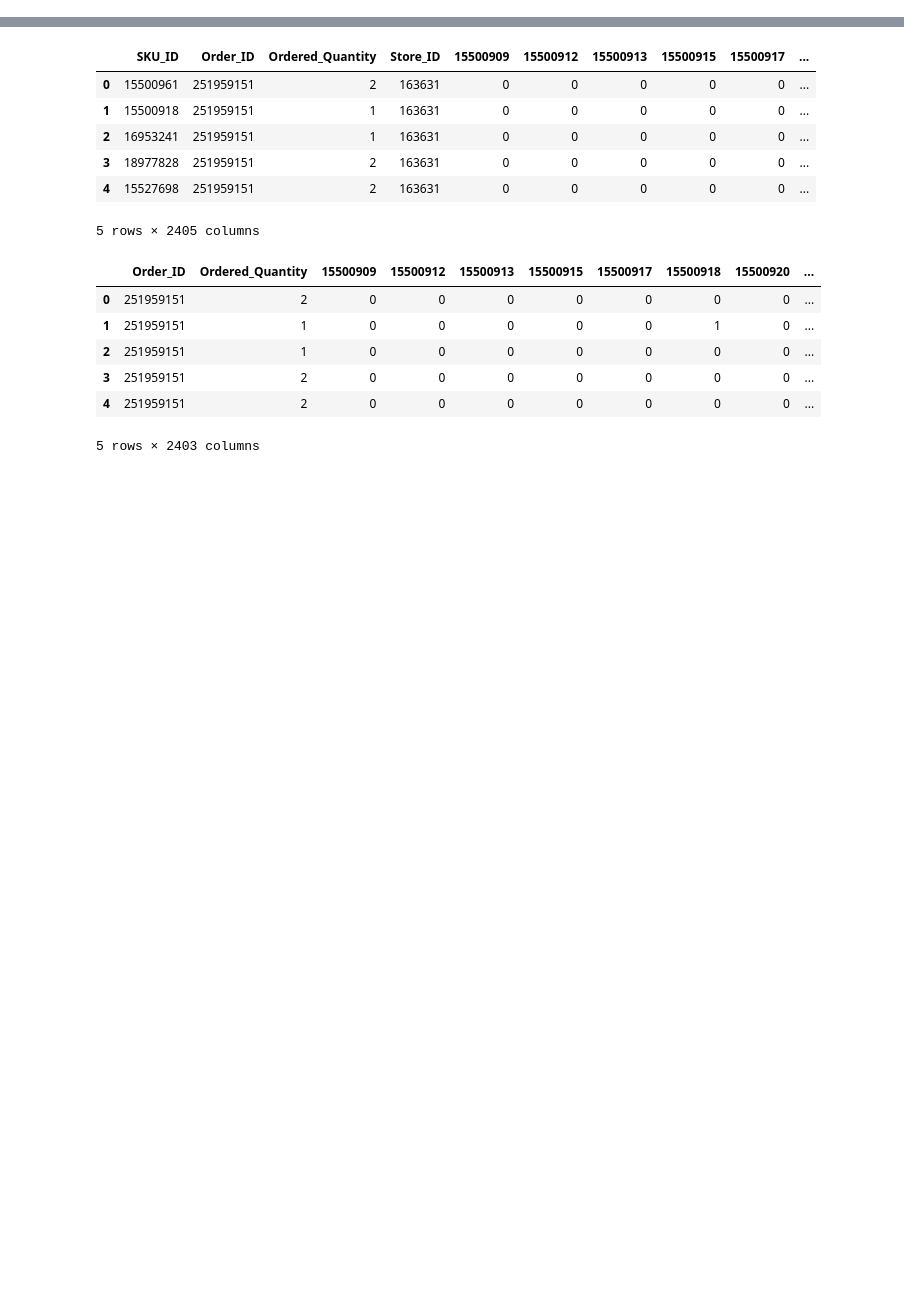
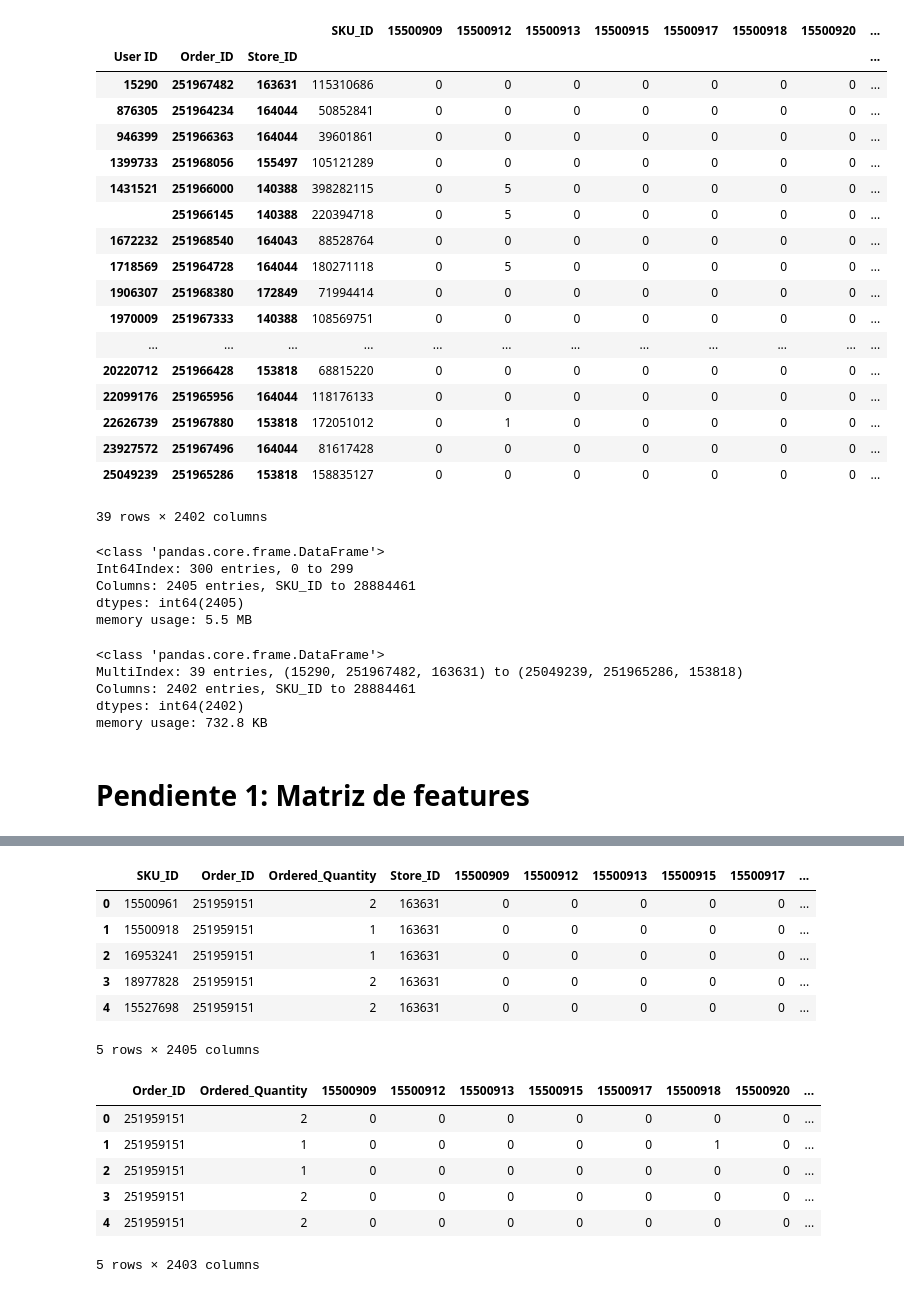
Before and after one commit to Properati-Analysis/-TP3, a Jupyter notebook: TP3.ipynb, the cells around one changed output, grey strips where cells are left out. Saved outputs shown, nothing was run; the diff lists cells and outputs as text; code cells hidden in the pictures; blank space fills up the shorter version.

```diff
--- a/TP3.ipynb
+++ b/TP3.ipynb
@@ -100,0 +123,2 @@ df_simple2 = df.join(dummies)
+# %%
+df_full_dummies_reducido = df_full_dummies[:1200]
@@ -100,0 +129,2 @@ df_simple2 = df.join(dummies)
+# %%
+test_multiply = df_full_dummies_reducido.iloc[:,6:].apply(lambda x: x*df_full_dummies_reducido["Ordered_Quantity"])
@@ -100,0 +146,2 @@ df_simple2 = df.join(dummies)
+# %%
+df_final_reducido = df_full_dummies_reducido.iloc[:300,:6].join(test_multiply)
@@ -100,0 +158,3 @@ df_simple2 = df.join(dummies)
+# %%
+df_final_reducido.drop(columns=["Ordered_Quantity","Confirmed Orders"],inplace=True)
+df_final_reducido.head()
@@ -100,0 +169,22 @@ df_simple2 = df.join(dummies)
+# %%
+df_final_reducido.groupby(["User ID",'Order_ID',"Store_ID"]).sum()
+# %% [output]
+|  |  |  | SKU_ID | 15500909 | 15500912 | 15500913 | 15500915 | 15500917 | 15500918 | 15500920 | ... |
+| User ID | Order_ID | Store_ID |  |  |  |  |  |  |  |  | ... |
+| 15290 | 251967482 | 163631 | 115310686 | 0 | 0 | 0 | 0 | 0 | 0 | 0 | ... |
+| 876305 | 251964234 | 164044 | 50852841 | 0 | 0 | 0 | 0 | 0 | 0 | 0 | ... |
+| 946399 | 251966363 | 164044 | 39601861 | 0 | 0 | 0 | 0 | 0 | 0 | 0 | ... |
+| 1399733 | 251968056 | 155497 | 105121289 | 0 | 0 | 0 | 0 | 0 | 0 | 0 | ... |
+| 1431521 | 251966000 | 140388 | 398282115 | 0 | 5 | 0 | 0 | 0 | 0 | 0 | ... |
+|  | 251966145 | 140388 | 220394718 | 0 | 5 | 0 | 0 | 0 | 0 | 0 | ... |
+| 1672232 | 251968540 | 164043 | 88528764 | 0 | 0 | 0 | 0 | 0 | 0 | 0 | ... |
+| 1718569 | 251964728 | 164044 | 180271118 | 0 | 5 | 0 | 0 | 0 | 0 | 0 | ... |
+| 1906307 | 251968380 | 172849 | 71994414 | 0 | 0 | 0 | 0 | 0 | 0 | 0 | ... |
+| 1970009 | 251967333 | 140388 | 108569751 | 0 | 0 | 0 | 0 | 0 | 0 | 0 | ... |
+| ... | ... | ... | ... | ... | ... | ... | ... | ... | ... | ... | ... |
+| 20220712 | 251966428 | 153818 | 68815220 | 0 | 0 | 0 | 0 | 0 | 0 | 0 | ... |
+| 22099176 | 251965956 | 164044 | 118176133 | 0 | 0 | 0 | 0 | 0 | 0 | 0 | ... |
+| 22626739 | 251967880 | 153818 | 172051012 | 0 | 1 | 0 | 0 | 0 | 0 | 0 | ... |
+| 23927572 | 251967496 | 164044 | 81617428 | 0 | 0 | 0 | 0 | 0 | 0 | 0 | ... |
+| 25049239 | 251965286 | 153818 | 158835127 | 0 | 0 | 0 | 0 | 0 | 0 | 0 | ... |
+39 rows × 2402 columns
@@ -100,0 +193,16 @@ df_simple2 = df.join(dummies)
+# %%
+df_final_reducido.info()
+# %% [output]
+<class 'pandas.core.frame.DataFrame'>
+Int64Index: 300 entries, 0 to 299
+Columns: 2405 entries, SKU_ID to 28884461
+dtypes: int64(2405)
+memory usage: 5.5 MB
+# %%
+df_final_reducido_grouped.info()
+# %% [output]
+<class 'pandas.core.frame.DataFrame'>
+MultiIndex: 39 entries, (15290, 251967482, 163631) to (25049239, 251965286, 153818)
+Columns: 2402 entries, SKU_ID to 28884461
+dtypes: int64(2402)
+memory usage: 732.8 KB
@@ -100,0 +213,2 @@ df_simple2 = df.join(dummies)
+# %% [markdown]
+# Pendiente 1: Matriz de features
```
Also changed, not shown: parts of 53 cells of this notebook.
